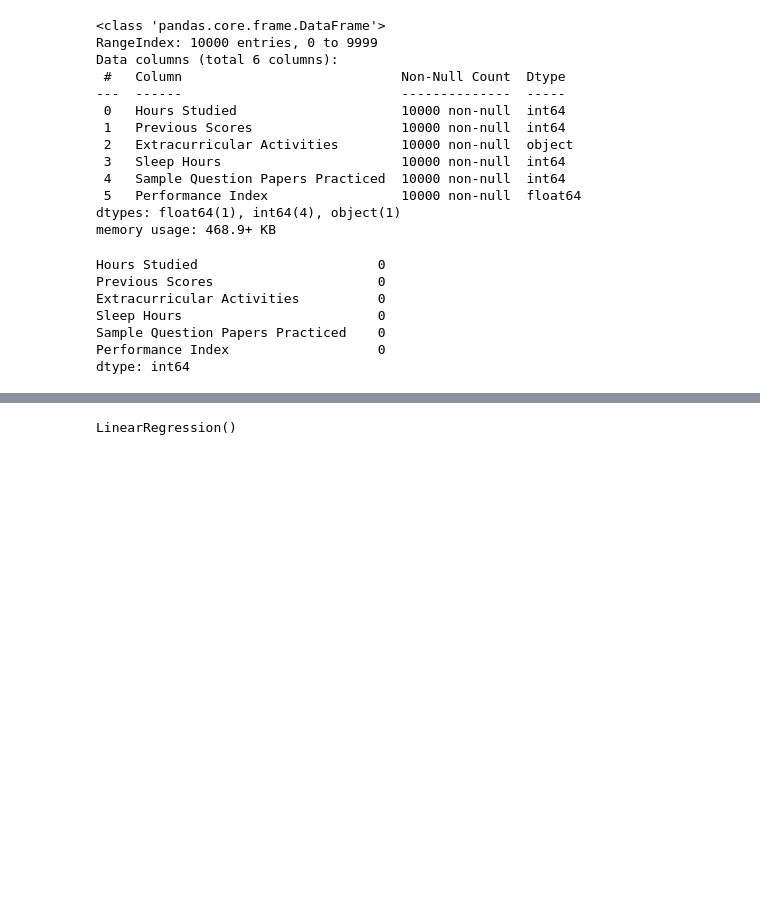
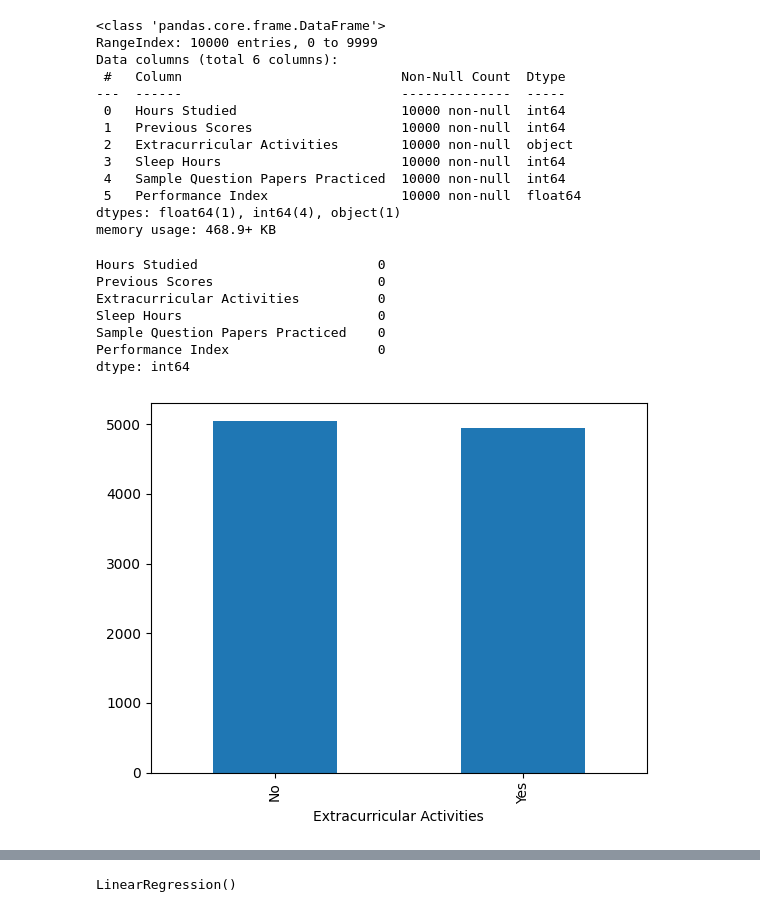
Before and after one commit to VINAY-KUMAR855/Introduction_Datascience_projects, a Jupyter notebook: Predicting-Student-Performance/Untitled.ipynb, the cells around one changed output, grey strips where cells are left out. Drawn from its saved outputs; the diff is of its cells as text; code cells hidden in the pictures; blank space fills up the shorter version.

```diff
--- a/Predicting-Student-Performance/Untitled.ipynb
+++ b/Predicting-Student-Performance/Untitled.ipynb
@@ -46,3 +47,8 @@ Sleep Hours                         0
 Sample Question Papers Practiced    0
 Performance Index                   0
 dtype: int64
+# %%
+df["Extracurricular Activities"].value_counts().plot(kind="bar")
+plt.show()
+# %% [output]
+[figure, added]
```
Also changed, not shown: parts of 4 cells of this notebook, 1 other file.
